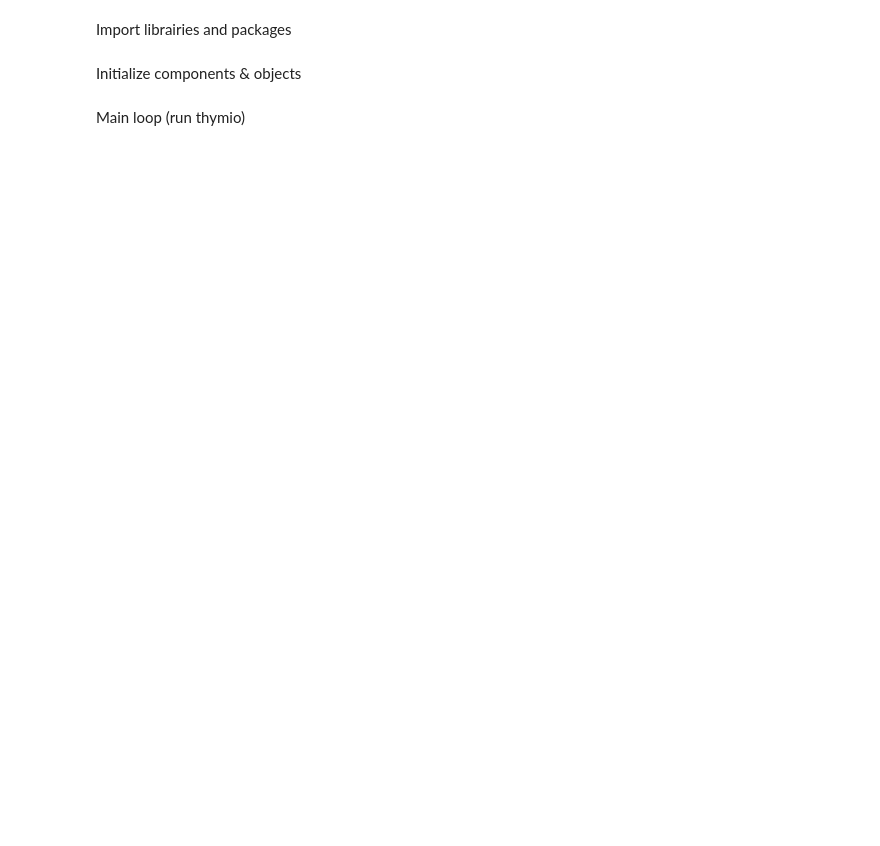
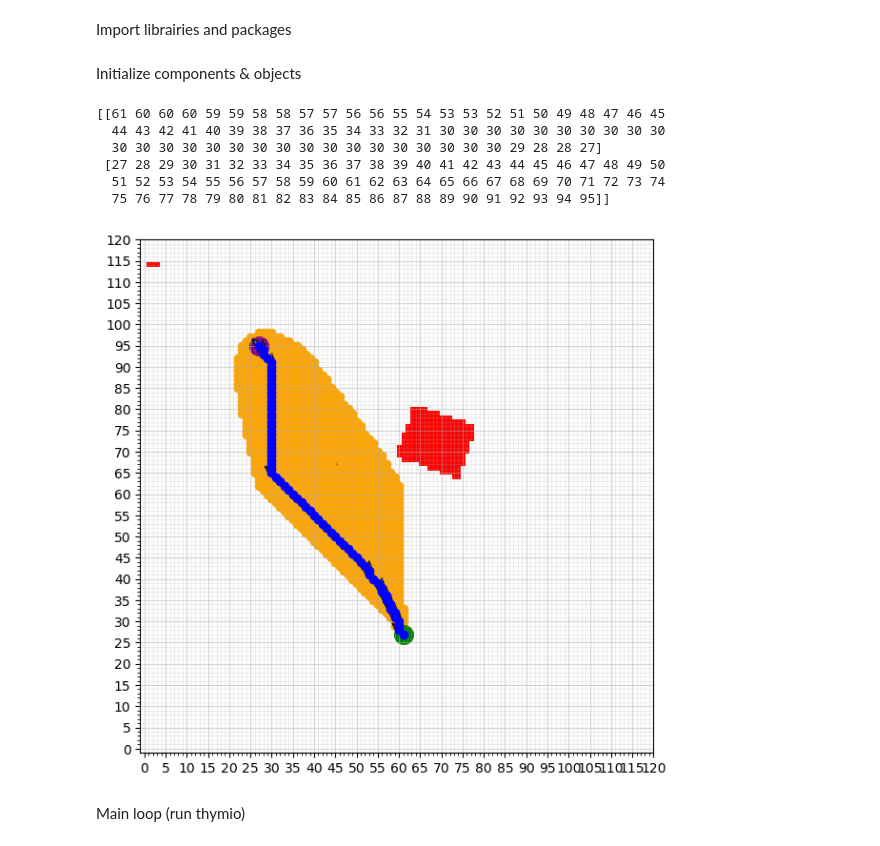
Before and after one commit to Alex0021/MOBR-Thymio-Time-Voyageurs, a Jupyter notebook: main.ipynb, the cells around one changed output. Saved outputs shown, nothing was run; the diff lists cells and outputs as text; code cells hidden in the pictures; blank space fills up the shorter version.

```diff
--- a/main.ipynb
+++ b/main.ipynb
@@ -64,6 +68,17 @@ map_created = False
 env_tracker = tracker.EnvTracker((MAP_W, MAP_H), cam_mat, dist_coefs)
 
 map_global = np.zeros((MAP_W, MAP_H))
+# %%
+best_path = d_star.FindGlobalPath(tuple(thymio_init_pose[:2].astype(int)), tuple(goal_pose.astype(int)), map_global.T)
+print(best_path)
+# %% [output]
+[[61 60 60 60 59 59 58 58 57 57 56 56 55 54 53 53 52 51 50 49 48 47 46 45
+  44 43 42 41 40 39 38 37 36 35 34 33 32 31 30 30 30 30 30 30 30 30 30 30
+  30 30 30 30 30 30 30 30 30 30 30 30 30 30 30 30 30 29 28 28 27]
+ [27 28 29 30 31 32 33 34 35 36 37 38 39 40 41 42 43 44 45 46 47 48 49 50
+  51 52 53 54 55 56 57 58 59 60 61 62 63 64 65 66 67 68 69 70 71 72 73 74
+  75 76 77 78 79 80 81 82 83 84 85 86 87 88 89 90 91 92 93 94 95]]
+[figure, added]
 # %% [markdown]
 Main loop (run thymio)
 # %%
```
Also changed, not shown: parts of 3 cells of this notebook, 3 other files.
